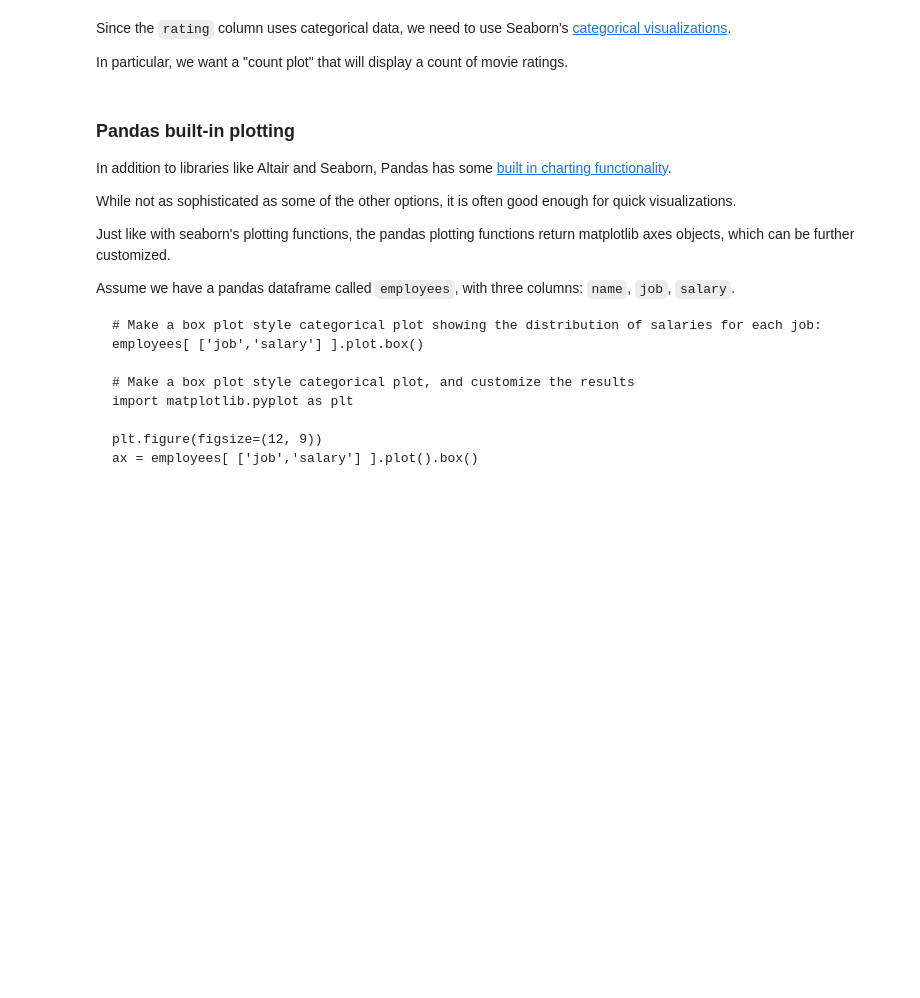
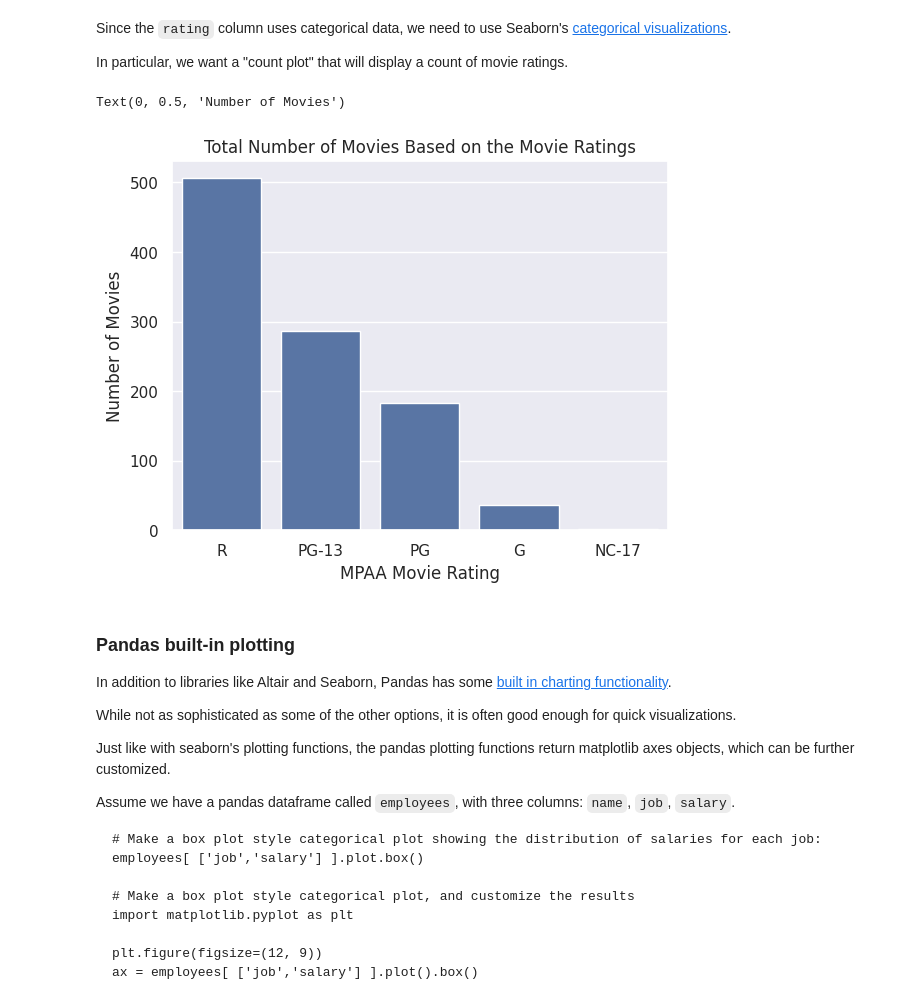
Before and after one commit to ashishjain-repo/cse450, a Jupyter notebook: notebooks/Exploration_01.ipynb, the cells around one changed output. Saved outputs shown, nothing was run; the diff lists cells and outputs as text; code cells hidden in the pictures; blank space fills up the shorter version.

```diff
--- a/notebooks/Exploration_01.ipynb
+++ b/notebooks/Exploration_01.ipynb
@@ -146,6 +144,9 @@ rating_df = pd.DataFrame({
 print(rating_df)
 filtered_rating = movies[movies["rating"].isin(["G", "PG", "PG-13", "R", "NC-17"])]
 filtered_rating["rating"].value_counts()
+rating_data_frame = filtered_rating["rating"].value_counts().reset_index()
+rating_data_frame.columns = ["Rating", "Count"]
+print(rating_data_frame)
 # %% [output]
   Rating  Count
 0      G     36
@@ -247,12 +246,22 @@ Optionally, you may wish to set some default chart aesthetics by [setting the ch
 # Import the seaborn library the conventional way. Then optionally configure
 # the default chart style.
 import seaborn as sns
+import matplotlib.pyplot as plt
+sns.set_theme(style="darkgrid")
 # %% [markdown]
 Since the `rating` column uses categorical data, we need to use Seaborn's [categorical visualizations](https://seaborn.pydata.org/tutorial/categorical.html).
 
 In particular, we want a "count plot" that will display a count of movie ratings.
 # %%
 # Use seaborn to create a count plot comparing the count of each movie rating
+
+sns.barplot(x="Rating", y="Count", data=rating_data_frame)
+plt.title("Total Number of Movies Based on the Movie Ratings")
+plt.xlabel("MPAA Movie Rating")
+plt.ylabel("Number of Movies")
+# %% [output]
+Text(0, 0.5, 'Number of Movies')
+[figure, added]
 # %% [markdown]
 ### Pandas built-in plotting
 In addition to libraries like Altair and Seaborn, Pandas has some [built in charting functionality](https://pandas.pydata.org/docs/getting_started/intro_tutorials/04_plotting.html).
```
Also changed, not shown: parts of 2 cells of this notebook.
